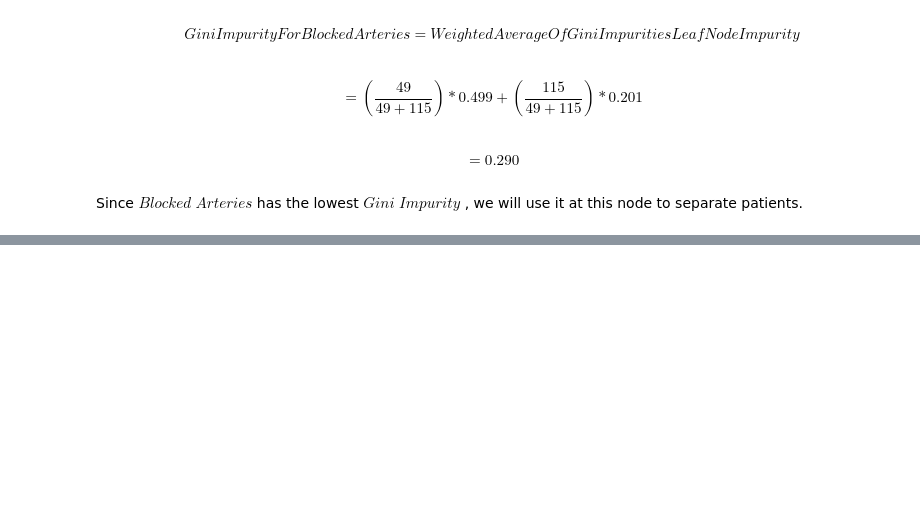
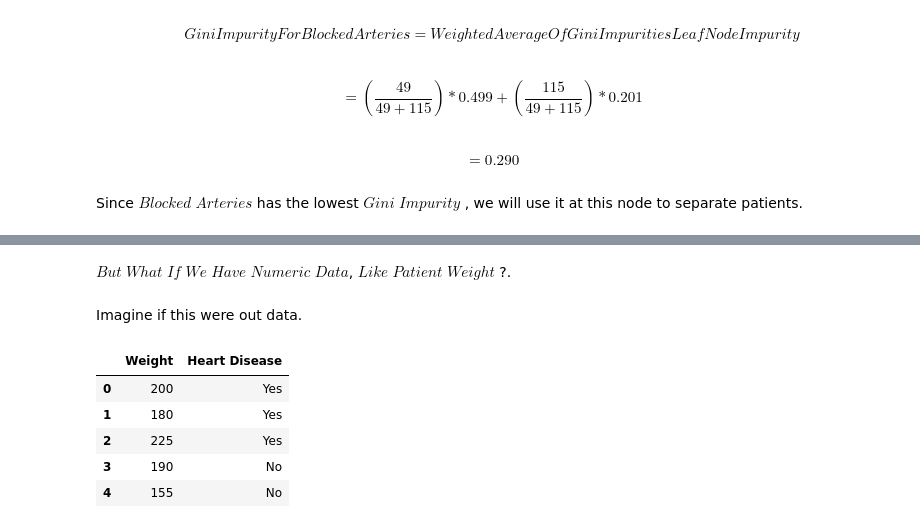
Before and after one commit to rahul6796/Decision_Tree, a Jupyter notebook: How Decision Tree Work Actually For Classification.ipynb, the cells around one changed output, grey strips where cells are left out. Drawn from its saved outputs; the diff is of its cells as text; code cells hidden in the pictures; blank space fills up the shorter version.

Commit message:
i explain the whole concept behind how we grow the decision tree on the given data sets

```diff
--- a/How Decision Tree Work Actually For Classification.ipynb
+++ b/How Decision Tree Work Actually For Classification.ipynb
@@ -365,0 +469,19 @@ Since $Blocked$ $Arteries$ has the lowest $Gini$ $Impurity$ , we will use it at
+# %% [markdown]
+$But$ $What$ $If$ $We$ $Have$ $Numeric$ $Data$, $Like$ $Patient$ $Weight$ ?.
+# %% [markdown]
+Imagine if this were out data.
+# %%
+data1 = pd.DataFrame()
+# %%
+data1['Weight'] = [200,180,225,190,155]
+# %%
+data1['Heart Disease'] = ['Yes','Yes','Yes','No','No']
+# %%
+data1.head()
+# %% [output]
+|  | Weight | Heart Disease |
+| 0 | 200 | Yes |
+| 1 | 180 | Yes |
+| 2 | 225 | Yes |
+| 3 | 190 | No |
+| 4 | 155 | No |
```
Also changed, not shown: parts of 63 cells of this notebook.
